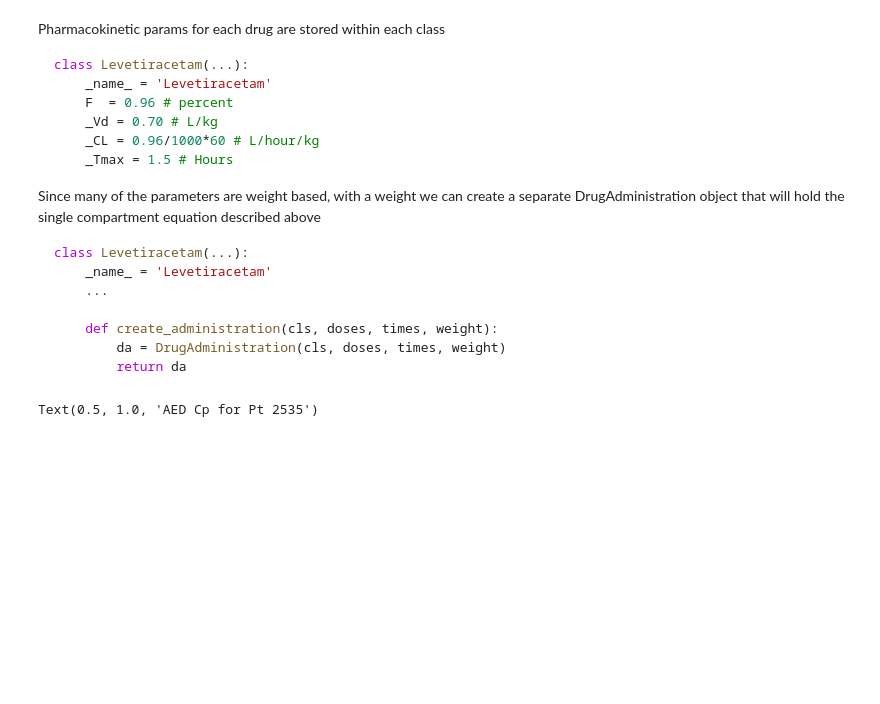
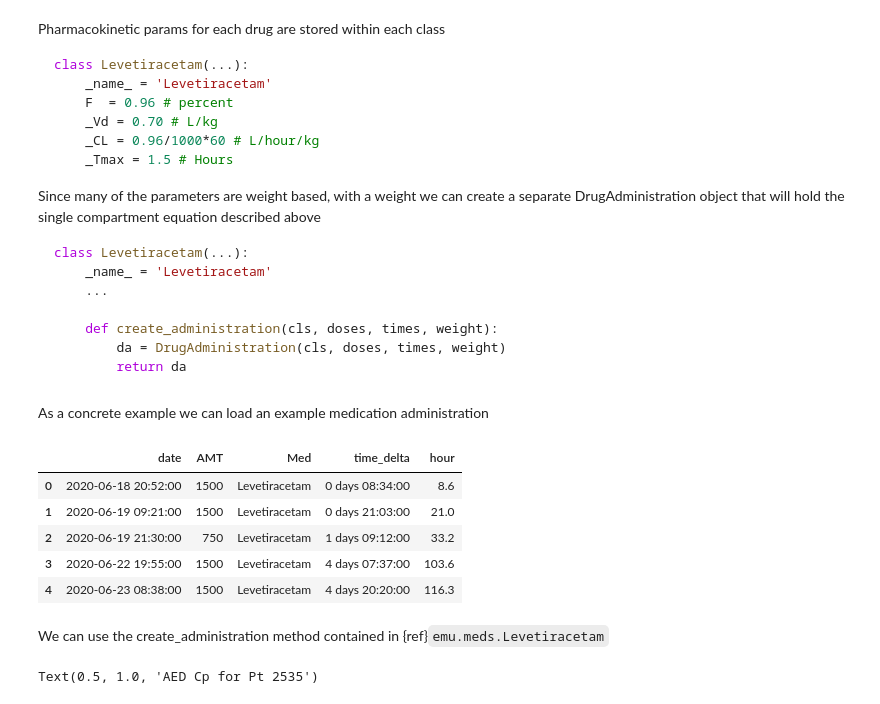
Before and after one commit to elijahc/emu, a Jupyter notebook: docs/aed_load.ipynb, the cells around one changed output. Drawn from its saved outputs; the diff is of its cells as text; code cells hidden in the pictures; blank space fills up the shorter version.

````diff
--- a/docs/aed_load.ipynb
+++ b/docs/aed_load.ipynb
@@ -42,18 +42,20 @@ class Levetiracetam(...):
         da = DrugAdministration(cls, doses, times, weight)
         return da
 ```
+# %% [markdown]
+As a concrete example we can load an example medication administration
 # %%
 df = pd.read_csv('/Users/elijahc/data/emu/meds.2535.csv')
 
 names = df.Med.unique().tolist()
 dfs = [df.query('Med == "{}"'.format(n)) for n in df.Med.unique()]
-basl = [1500,150,250]
-meds = []
-
-# Make a medication dosing regimen for each med
-for c,d,b in zip([Levetiracetam,Pregabalin,Lamotrigine],dfs,basl):
-    m = c.create_administration(doses=d.AMT,times=d.hour,weight=80)
-
-    # Calculate steady state Cp for each medication using set_baseline()
-    m.set_baseline(dose=b,interval=12)
-    meds.append(m)
+dfs[0].head()
+# %% [output]
+|  | date | AMT | Med | time_delta | hour |
+| 0 | 2020-06-18 20:52:00 | 1500 | Levetiracetam | 0 days 08:34:00 | 8.6 |
+| 1 | 2020-06-19 09:21:00 | 1500 | Levetiracetam | 0 days 21:03:00 | 21.0 |
+| 2 | 2020-06-19 21:30:00 | 750 | Levetiracetam | 1 days 09:12:00 | 33.2 |
+| 3 | 2020-06-22 19:55:00 | 1500 | Levetiracetam | 4 days 07:37:00 | 103.6 |
+| 4 | 2020-06-23 08:38:00 | 1500 | Levetiracetam | 4 days 20:20:00 | 116.3 |
+# %% [markdown]
+We can use the create_administration method contained in {ref}`emu.meds.Levetiracetam`
````
Also changed, not shown: parts of 3 cells of this notebook, 5 other files.
